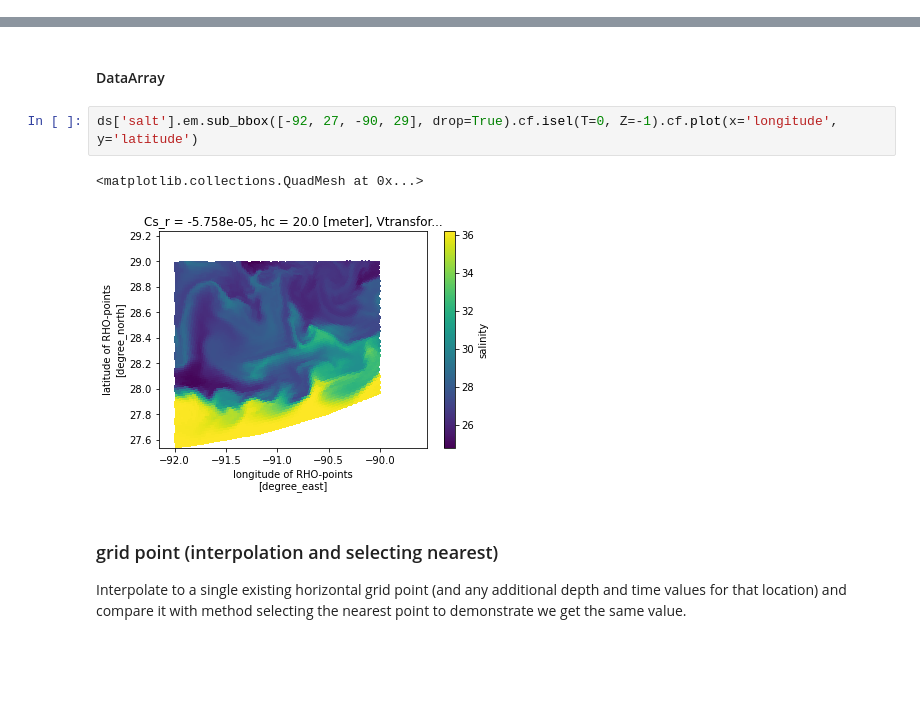
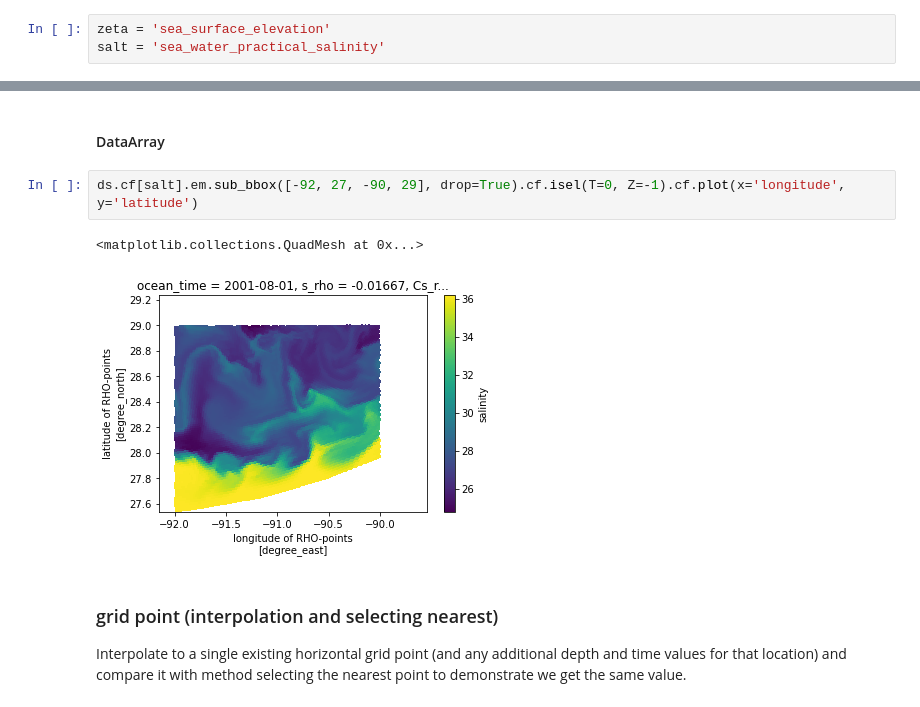
Before and after one commit to axiom-data-science/extract_model, a Jupyter notebook: docs/models.ipynb, the cells around one changed output, grey strips where cells are left out. Drawn from its saved outputs; the diff is of its cells as text; blank space fills up the shorter version.

```diff
--- a/docs/models.ipynb
+++ b/docs/models.ipynb
@@ -64,3 +62,6 @@ Coordinates:
+# %%
+zeta = 'sea_surface_elevation'
+salt = 'sea_water_practical_salinity'
 # %% [markdown]
 ### Subset numerical domain
 
@@ -111,10 +134,10 @@ ds.em.sub_bbox([-92, 27, -90, 29], drop=True)['salt'].cf.isel(T=0, Z=-1).cf.plot
 # %% [markdown]
 #### DataArray
 # %%
-ds['salt'].em.sub_bbox([-92, 27, -90, 29], drop=True).cf.isel(T=0, Z=-1).cf.plot(x='longitude', y='latitude')
+ds.cf[salt].em.sub_bbox([-92, 27, -90, 29], drop=True).cf.isel(T=0, Z=-1).cf.plot(x='longitude', y='latitude')
 # %% [output]
 <matplotlib.collections.QuadMesh at 0x...>
-[figure, old version]
+[figure, new version]
 # %% [markdown]
 ### grid point (interpolation and selecting nearest)
 
```
Also changed, not shown: parts of 52 cells of this notebook, 2 other files.
